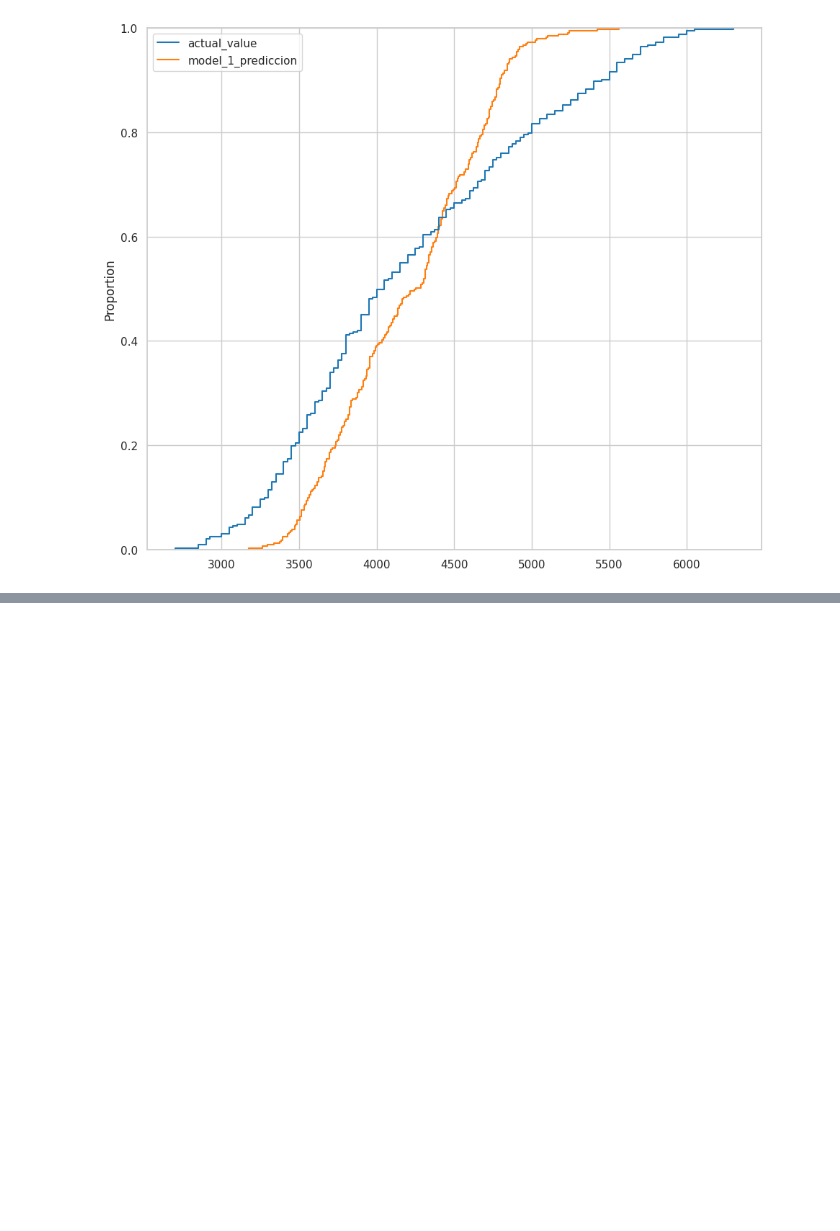
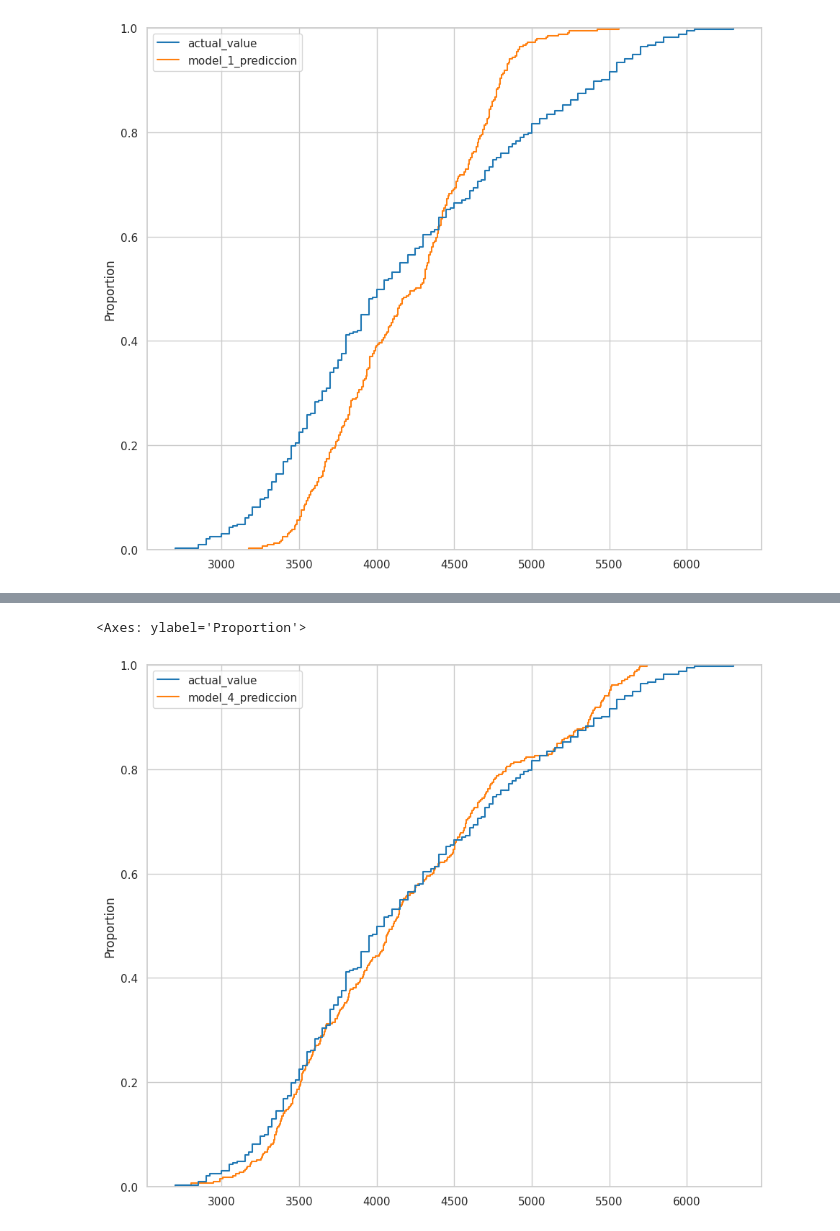
Before and after one commit to cesarmayta/BOOTCAMP_DSG1, a Jupyter notebook: dia2/05_regresion_lineal_multiple.ipynb, the cells around one changed output, grey strips where cells are left out. Drawn from its saved outputs; the diff is of its cells as text; code cells hidden in the pictures; blank space fills up the shorter version.

```diff
--- a/dia2/05_regresion_lineal_multiple.ipynb
+++ b/dia2/05_regresion_lineal_multiple.ipynb
@@ -311,0 +324,6 @@ sns.ecdfplot(data=df_model_1_prediccion)
+# %%
+df_model_4_prediccion = models_result[['actual_value','model_4_prediccion']]
+sns.ecdfplot(data=df_model_4_prediccion)
+# %% [output]
+<Axes: ylabel='Proportion'>
+[figure, added]
```
Also changed, not shown: parts of 8 cells of this notebook.
